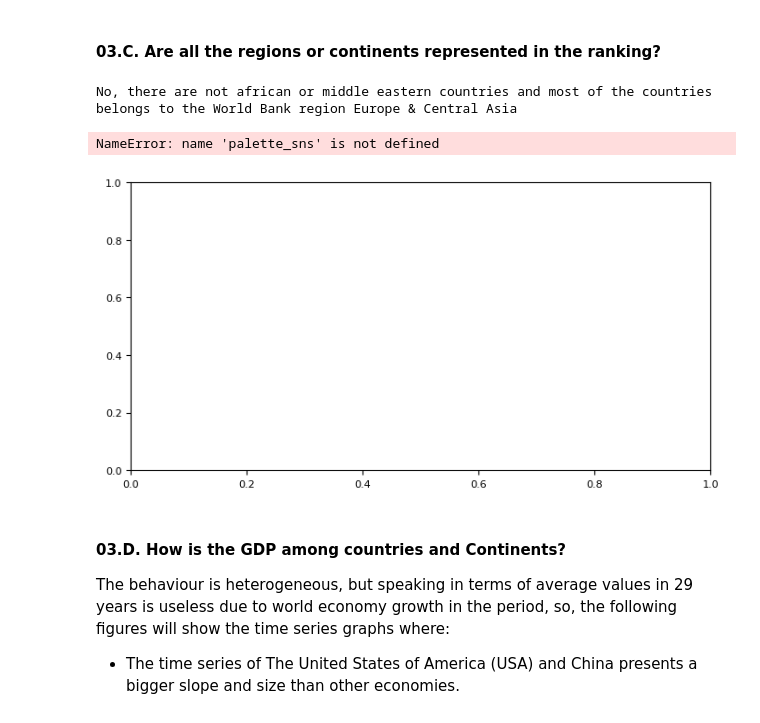
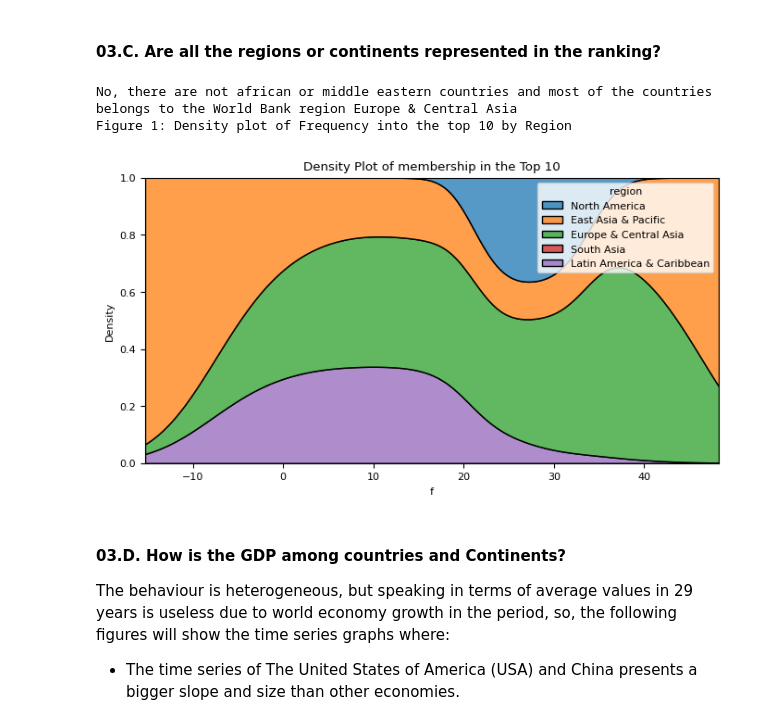
Before and after one commit to zapallo-droid-ca/2023_WDI_ts_GDP_forecasting, a Jupyter notebook: notebooks/eda.ipynb, the cells around one changed output. Drawn from its saved outputs; the diff is of its cells as text; code cells hidden in the pictures.

```diff
--- a/notebooks/eda.ipynb
+++ b/notebooks/eda.ipynb
@@ -198,15 +198,15 @@ Table 1: Frequency in Top 10 of countries with mean GDP values in the given peri
 # %%
 print(f'No, there are not african or middle eastern countries and most of the countries belongs to the World Bank region {df_temp.groupby("region").size().sort_values(ascending = False).reset_index().iloc[:1,:]["region"][0]}')
 
 fig,ax = plt.subplots(figsize = (8,4))
-sns.kdeplot(df_temp, x ='f', hue='region', warn_singular=False, multiple = 'fill', palette=palette_sns)
+sns.kdeplot(df_temp, x ='f', hue='region', warn_singular=False, multiple = 'fill')
 plt.title('Density Plot of membership in the Top 10')
 plt.plot()
 print('Figure 1: Density plot of Frequency into the top 10 by Region')
 # %% [output]
 No, there are not african or middle eastern countries and most of the countries belongs to the World Bank region Europe & Central Asia
+Figure 1: Density plot of Frequency into the top 10 by Region
-NameError: name 'palette_sns' is not defined
-[figure, old version]
+[figure, new version]
 # %% [markdown]
 #### 03.D. How is the GDP among countries and Continents?
 
```
Also changed, not shown: parts of 1 cell of this notebook.
